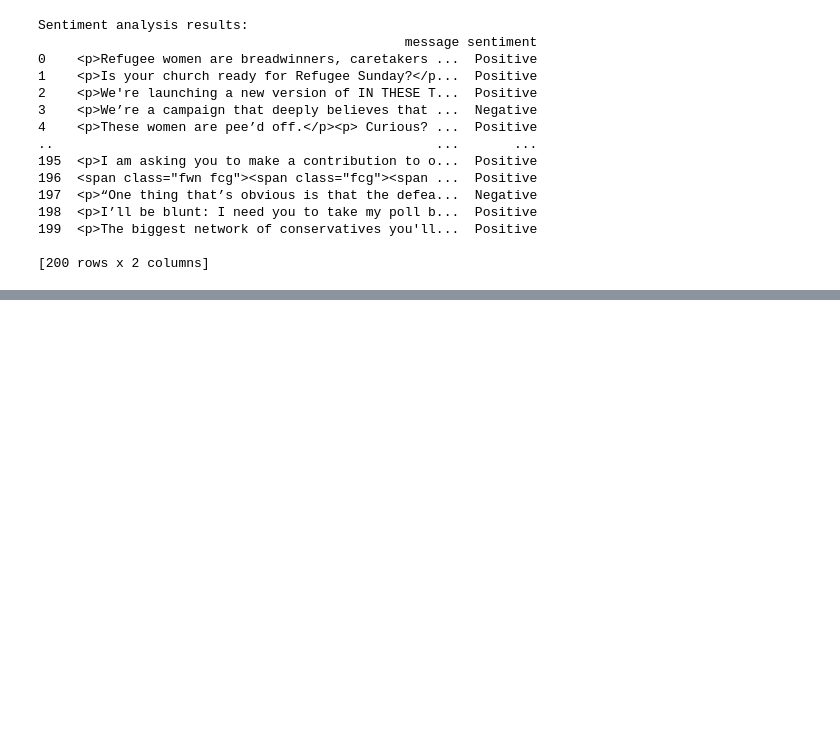
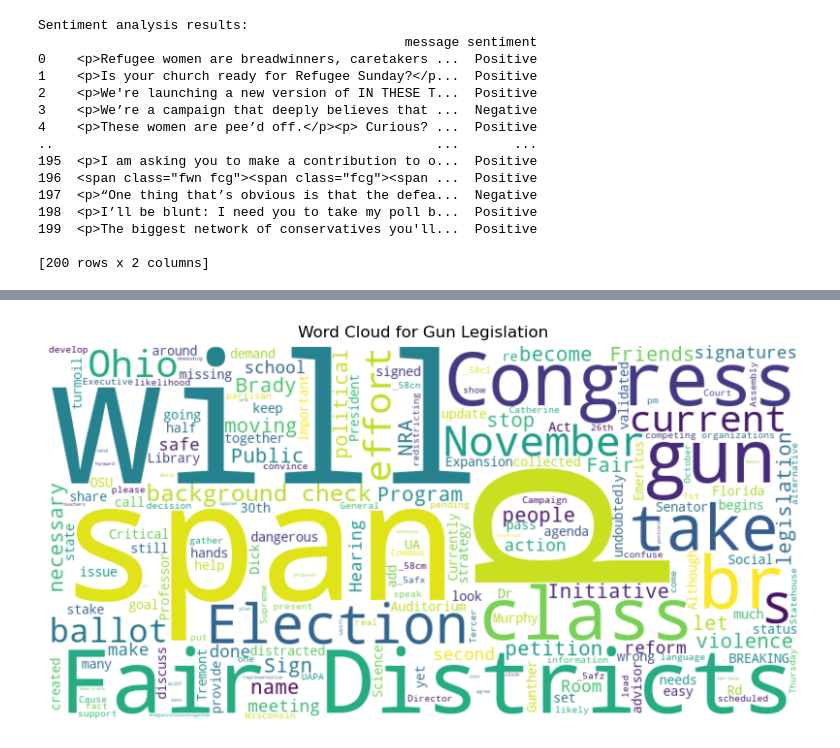
Before and after one commit to areenlu/Poli179Project, a Jupyter notebook: Text Analysises.ipynb, the cells around one changed output, grey strips where cells are left out. Cells and saved outputs as stored; diff of their text form; code cells hidden in the pictures; blank space fills up the shorter version.

```diff
--- a/Text Analysises.ipynb
+++ b/Text Analysises.ipynb
@@ -191,0 +197,22 @@ print(sentiment_distribution)
+# %%
+#!pip install wordcloud
+from wordcloud import WordCloud
+import matplotlib.pyplot as plt
+
+# Filter the text data to include only messages containing gun-related words
+gun_legislation_messages = data[data['message'].str.contains('|'.join(gun_related_words), case=False)]['message']
+
+# Concatenate the filtered messages into a single string
+text = ' '.join(gun_legislation_messages)
+
+# Generate word cloud
+wordcloud = WordCloud(width=800, height=400, background_color='white', colormap='viridis').generate(text)
+
+# Plot the word cloud
+plt.figure(figsize=(10, 6))
+plt.imshow(wordcloud, interpolation='bilinear')
+plt.axis('off')
+plt.title('Word Cloud for Gun Legislation')
+plt.show()
+# %% [output]
+[figure, added]
```
Also changed, not shown: parts of 2 cells of this notebook.
